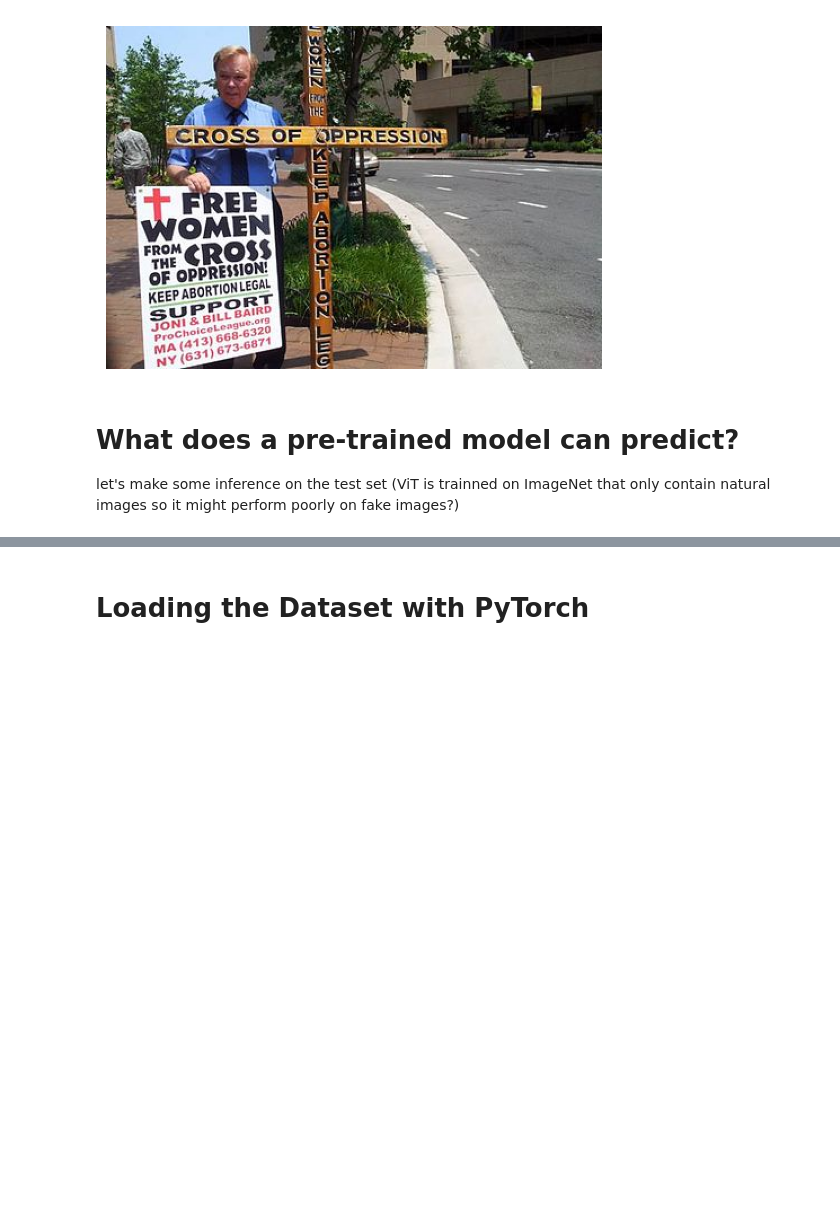
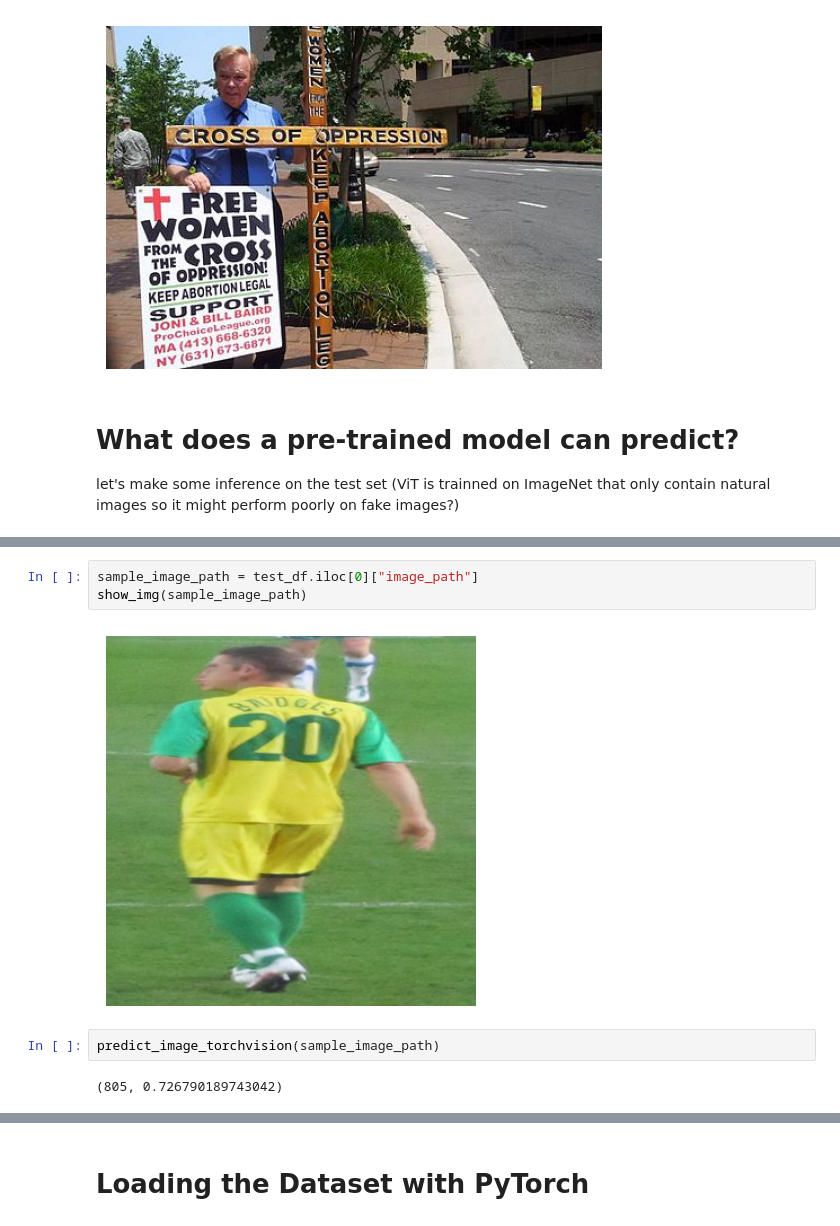
Before and after one commit to JoaoNunes20/Computational-Deep-Learning, a Jupyter notebook: classification.ipynb, the cells around one changed output, grey strips where cells are left out. Cells and saved outputs as stored; diff of their text form; blank space fills up the shorter version.

```diff
--- a/classification.ipynb
+++ b/classification.ipynb
@@ -137,0 +213,9 @@ let's make some inference on the test set (ViT is trainned on ImageNet that only
+# %%
+sample_image_path = test_df.iloc[0]["image_path"]
+show_img(sample_image_path)
+# %% [output]
+[figure, added]
+# %%
+predict_image_torchvision(sample_image_path)
+# %% [output]
+(805, 0.726790189743042)
```
Also changed, not shown: parts of 20 cells of this notebook.
